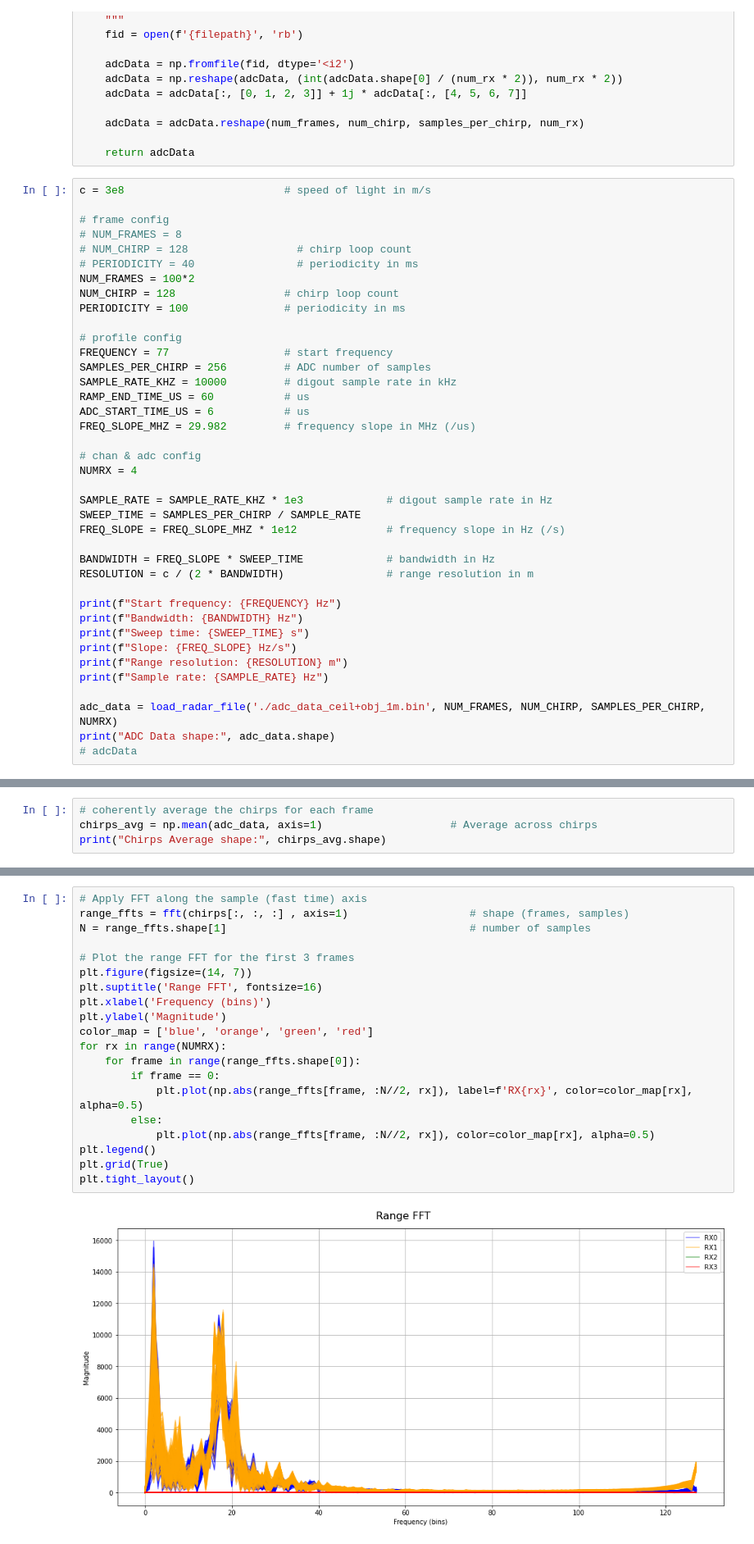
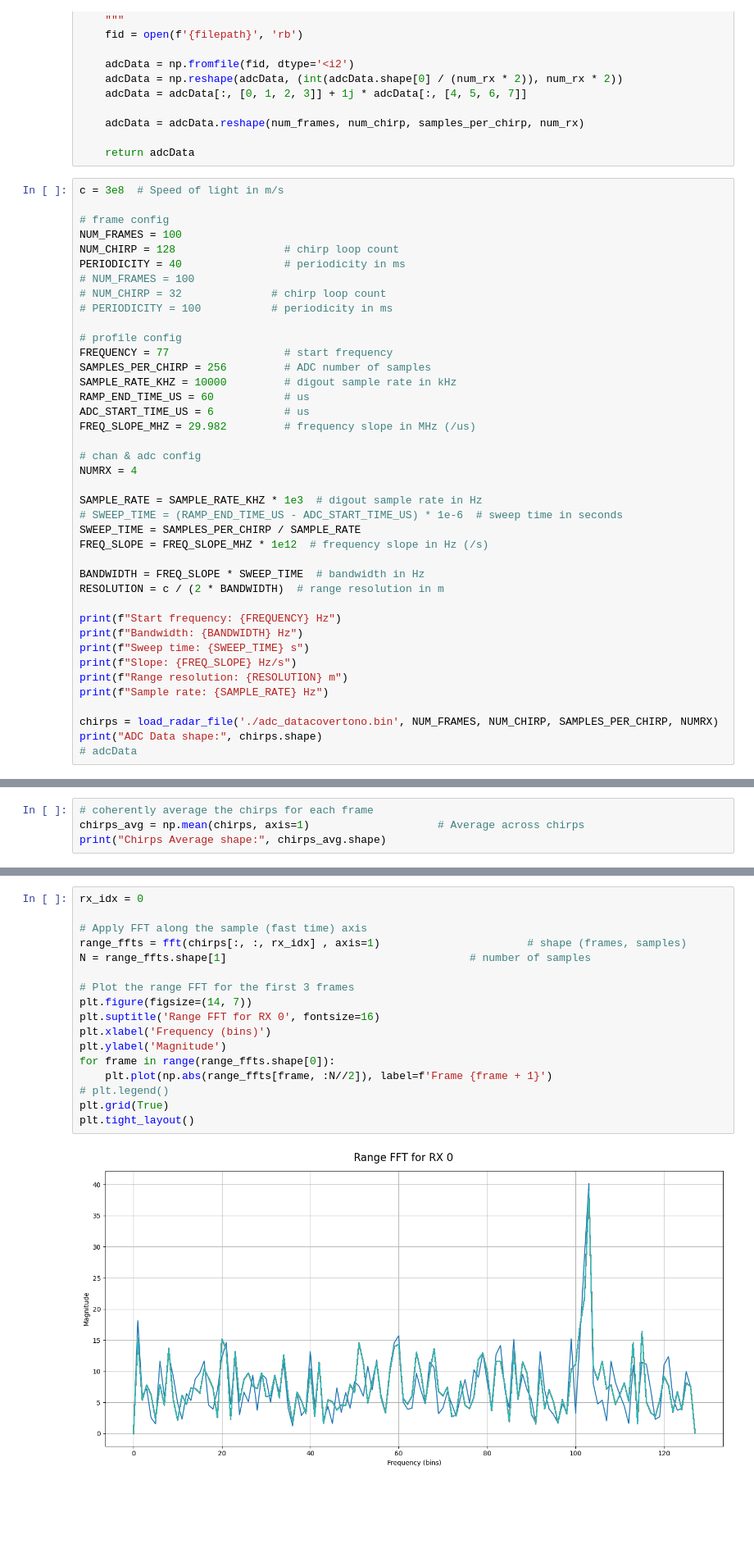
Before and after one commit to arlaptiev/sk_mmwave, a Jupyter notebook: data/radar.ipynb, the cells around one changed output, grey strips where cells are left out. Shown at 82% size. Cells and saved outputs as stored; diff of their text form; blank space fills up the shorter version.

```diff
--- a/data/radar.ipynb
+++ b/data/radar.ipynb
@@ -231,15 +231,15 @@ def load_radar_file(filepath, num_frames, num_chirp, samples_per_chirp, num_rx):
 
     return adcData
 # %%
-c = 3e8                         # speed of light in m/s
+c = 3e8  # Speed of light in m/s
 
 # frame config
-# NUM_FRAMES = 8
-# NUM_CHIRP = 128                 # chirp loop count
-# PERIODICITY = 40                # periodicity in ms
-NUM_FRAMES = 100*2
+NUM_FRAMES = 100
 NUM_CHIRP = 128                 # chirp loop count
-PERIODICITY = 100               # periodicity in ms
+PERIODICITY = 40                # periodicity in ms
+# NUM_FRAMES = 100
+# NUM_CHIRP = 32              # chirp loop count
+# PERIODICITY = 100           # periodicity in ms
 
 # profile config
 FREQUENCY = 77                  # start frequency
@@ -252,12 +252,13 @@ FREQ_SLOPE_MHZ = 29.982         # frequency slope in MHz (/us)
 # chan & adc config
 NUMRX = 4
 
-SAMPLE_RATE = SAMPLE_RATE_KHZ * 1e3             # digout sample rate in Hz
+SAMPLE_RATE = SAMPLE_RATE_KHZ * 1e3  # digout sample rate in Hz
+# SWEEP_TIME = (RAMP_END_TIME_US - ADC_START_TIME_US) * 1e-6  # sweep time in seconds
 SWEEP_TIME = SAMPLES_PER_CHIRP / SAMPLE_RATE
-FREQ_SLOPE = FREQ_SLOPE_MHZ * 1e12              # frequency slope in Hz (/s)
+FREQ_SLOPE = FREQ_SLOPE_MHZ * 1e12  # frequency slope in Hz (/s)
 
-BANDWIDTH = FREQ_SLOPE * SWEEP_TIME             # bandwidth in Hz
-RESOLUTION = c / (2 * BANDWIDTH)                # range resolution in m
+BANDWIDTH = FREQ_SLOPE * SWEEP_TIME  # bandwidth in Hz
+RESOLUTION = c / (2 * BANDWIDTH)  # range resolution in m
 
 print(f"Start frequency: {FREQUENCY} Hz")
 print(f"Bandwidth: {BANDWIDTH} Hz")
@@ -266,8 +267,8 @@ print(f"Slope: {FREQ_SLOPE} Hz/s")
 print(f"Range resolution: {RESOLUTION} m")
 print(f"Sample rate: {SAMPLE_RATE} Hz")
 
-adc_data = load_radar_file('./adc_data_ceil+obj_1m.bin', NUM_FRAMES, NUM_CHIRP, SAMPLES_PER_CHIRP, NUMRX)
-print("ADC Data shape:", adc_data.shape)
+chirps = load_radar_file('./adc_datacovertono.bin', NUM_FRAMES, NUM_CHIRP, SAMPLES_PER_CHIRP, NUMRX)
+print("ADC Data shape:", chirps.shape)
 # adcData
 # %% [output]
 Start frequency: 77 Hz
@@ -314,5 +315,5 @@ axs[1].grid(True)
 # %%
 # coherently average the chirps for each frame
-chirps_avg = np.mean(adc_data, axis=1)                    # Average across chirps
+chirps_avg = np.mean(chirps, axis=1)                    # Average across chirps
 print("Chirps Average shape:", chirps_avg.shape)
 # %% [output]
@@ -395,24 +397,21 @@ for peak in peaks:
 # %%
+rx_idx = 0
+
 # Apply FFT along the sample (fast time) axis
-range_ffts = fft(chirps[:, :, :] , axis=1)                   # shape (frames, samples)
+range_ffts = fft(chirps[:, :, rx_idx] , axis=1)                       # shape (frames, samples)
 N = range_ffts.shape[1]                                      # number of samples
 
 # Plot the range FFT for the first 3 frames
 plt.figure(figsize=(14, 7))
-plt.suptitle('Range FFT', fontsize=16)
+plt.suptitle('Range FFT for RX 0', fontsize=16)
 plt.xlabel('Frequency (bins)')
 plt.ylabel('Magnitude')
-color_map = ['blue', 'orange', 'green', 'red']
-for rx in range(NUMRX):
-    for frame in range(range_ffts.shape[0]):
-        if frame == 0:
-            plt.plot(np.abs(range_ffts[frame, :N//2, rx]), label=f'RX{rx}', color=color_map[rx], alpha=0.5)
-        else:
-            plt.plot(np.abs(range_ffts[frame, :N//2, rx]), color=color_map[rx], alpha=0.5)
-plt.legend()
+for frame in range(range_ffts.shape[0]):
+    plt.plot(np.abs(range_ffts[frame, :N//2]), label=f'Frame {frame + 1}')
+# plt.legend()
 plt.grid(True)
 plt.tight_layout()
 # %% [output]
-[figure, old version]
+[figure, new version]
 # %%
 # convert freqs to meters
```
Also changed, not shown: parts of 16 cells of this notebook, 9 other files.
